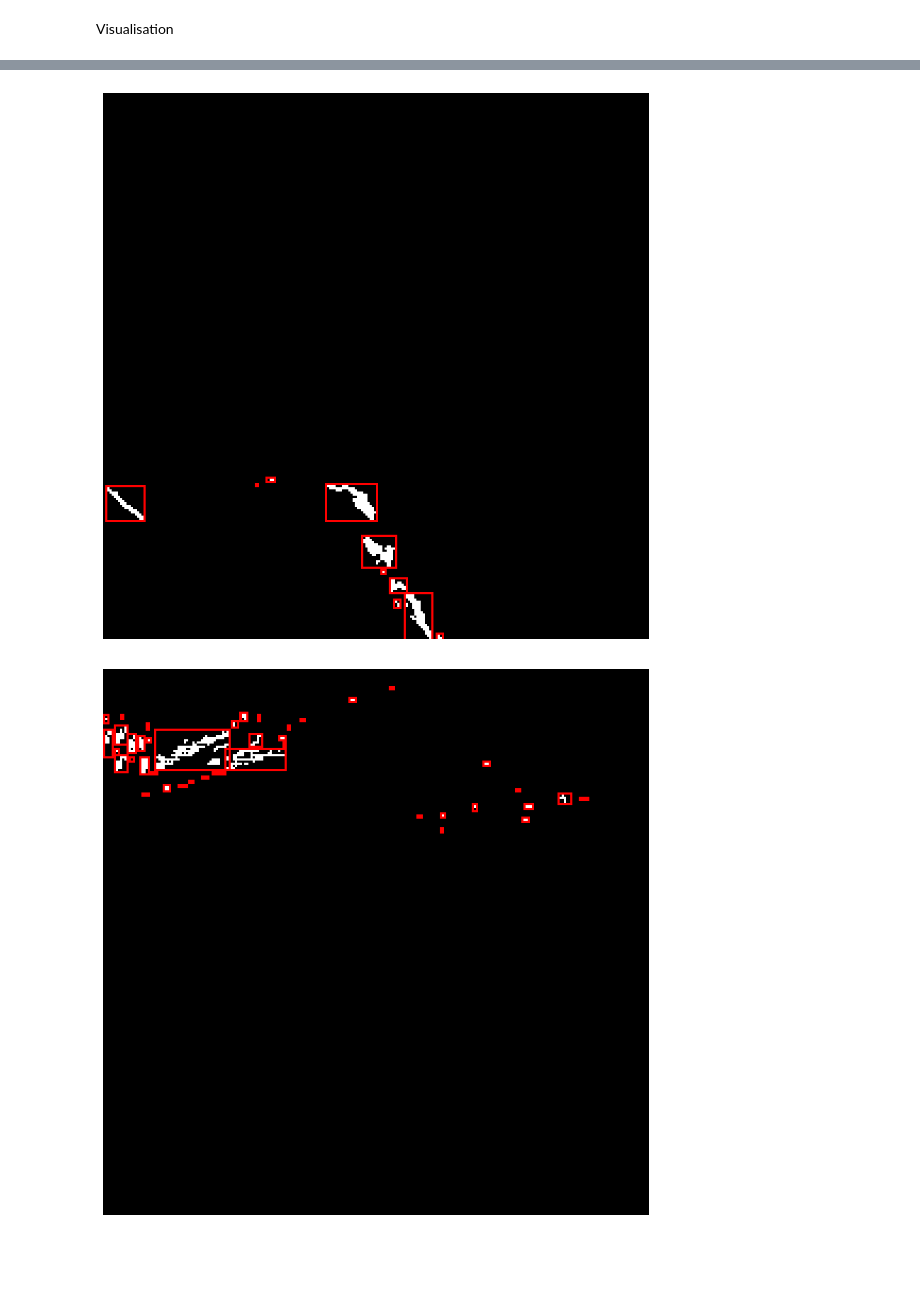
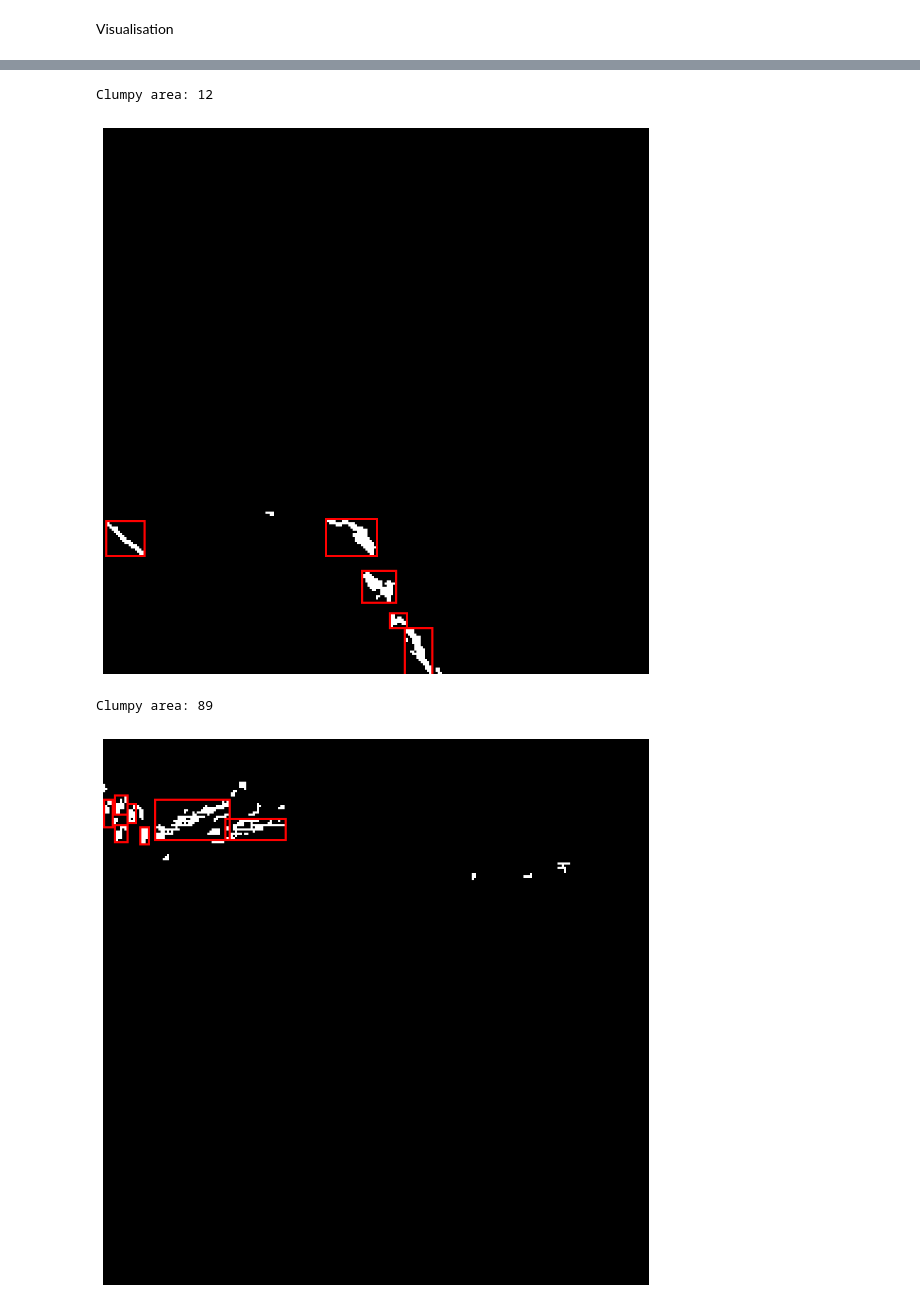
Before and after one commit to AdityaHegde712/Marine-Debris-Detection, a Jupyter notebook: sentinel_pipeline.ipynb, the cells around one changed output, grey strips where cells are left out. Drawn from its saved outputs; the diff is of its cells as text; code cells hidden in the pictures; blank space fills up the shorter version.

```diff
--- a/sentinel_pipeline.ipynb
+++ b/sentinel_pipeline.ipynb
@@ -124,8 +91,7 @@ for image in test_images:
 Print the generated bounding boxes
 # %%
 bbox_set = []
-images = processed_images
-for image in images:
+for image in test_images:
     bbox_set.append([list(bbox) for bbox in get_bboxes(image)])
 
 print(*bbox_set, sep="\n")
@@ -179,17 +145,30 @@ def final_filter_bboxes(image: np.ndarray, bboxes: List) -> List:
     Returns:
         List: List of reduced bounding boxes.
     """
+    new_bboxes = []
     new_image = image.copy()
+    clump_areas = 0
+    counter = 0
     for bbox in bboxes:
         xmin, ymin, xmax, ymax = bbox
         object = new_image[ymin:ymax, xmin:xmax]  # Isolate the object
         whites = np.sum(object == 255)
-        if whites < 4:
-            bboxes.remove(bbox)
+        if whites < 5:
             new_image[ymin:ymax, xmin:xmax] = 0
-    return new_image, bboxes
+            continue
+        if whites > 15:
+            new_bboxes.append([chr(counter + 97), whites, *bbox])
+        else:
+            clump_areas += whites
+        counter += 1
+    new_bboxes.append(["clump", clump_areas, 0, 0, 0, 0])
+    return new_image, new_bboxes
 
-for image, bboxes in zip(processed_images, slimmed_boxes):
+new_images = []
+new_bbox_set = []
+for image, bboxes in zip(test_images, slimmed_boxes):
     new_image, new_bboxes = final_filter_bboxes(image[0], bboxes)
-    print(new_bboxes)
+    new_images.append(new_image)
+    new_bbox_set.append(new_bboxes)
+    print(len(new_bboxes) - 1)
 # %% [output]
@@ -201,2 +180,6 @@ for image, bboxes in zip(processed_images, slimmed_boxes):
 # %% [markdown]
 Visualisation
+# %%
+for image, new_image in zip(test_images, new_images):
+    print(image.shape, new_image.shape)
+    side_by_side(image, [new_image])
@@ -216,16 +210,19 @@ def draw_yolo_boxes(image: np.ndarray, bboxes: List[List[float]]) -> np.ndarray:
         np.ndarray: Image array with boxes drawn.
     """
     for bbox in bboxes:
-        x1, y1, x2, y2 = bbox
+        _, _, x1, y1, x2, y2 = bbox
         image = cv2.rectangle(image, (x1, y1), (x2, y2), (255, 0, 0), 1)
     return image
 
 
-for image, bboxes in zip(images, slimmed_boxes):
+for image, bboxes in zip(new_images, new_bbox_set):
     if image.shape[0] == 1:
         image = np.stack((image[0],) * 3, axis=-1)
+    if len(image.shape) == 2:
+        image = np.stack((image,) * 3, axis=-1)
     plt.figure(figsize=(10, 10))
-    plt.imshow(draw_yolo_boxes(image, bboxes))
+    print(f"Clumpy area: {bboxes[-1][1]}")
+    plt.imshow(draw_yolo_boxes(image, bboxes[:-1]))
     plt.axis("off")
     plt.show()
 # %% [output]
@@ -235,2 +235,4 @@ for image, bboxes in zip(images, slimmed_boxes):
+Clumpy area: 12
-[figure, old version]
+[figure, new version]
+Clumpy area: 89
-[figure, old version]
+[figure, new version]
```
Also changed, not shown: parts of 6 cells of this notebook, 3 other files.
